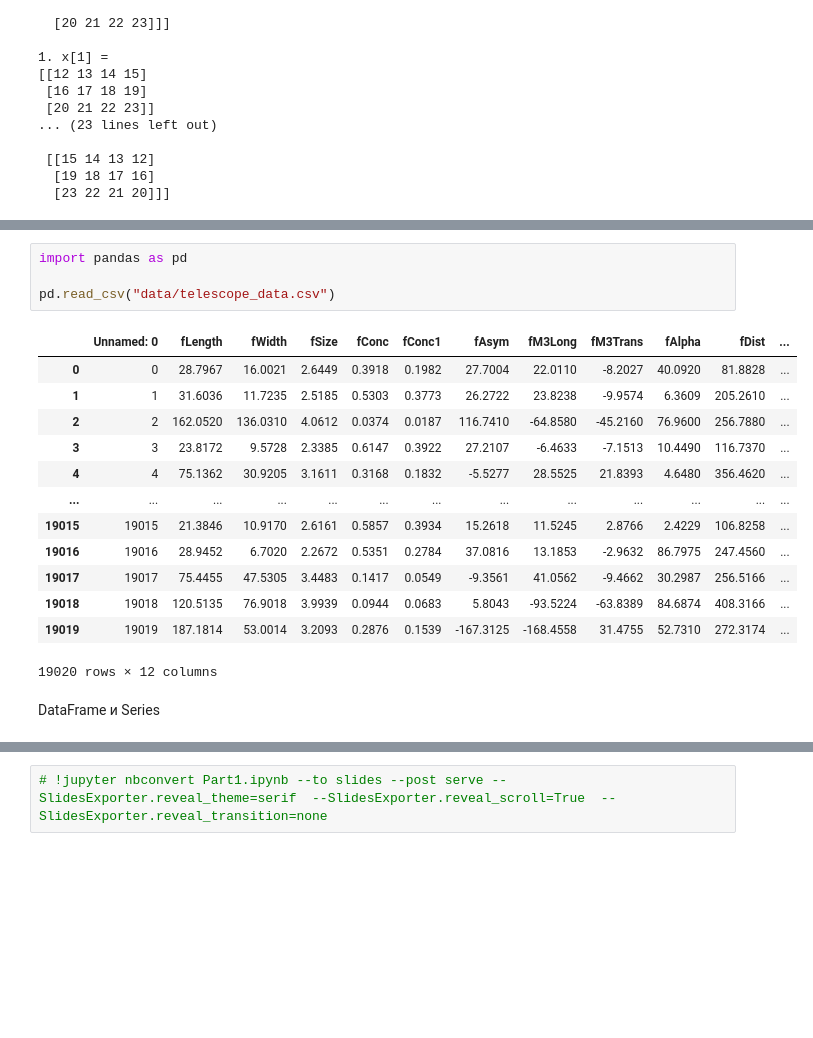
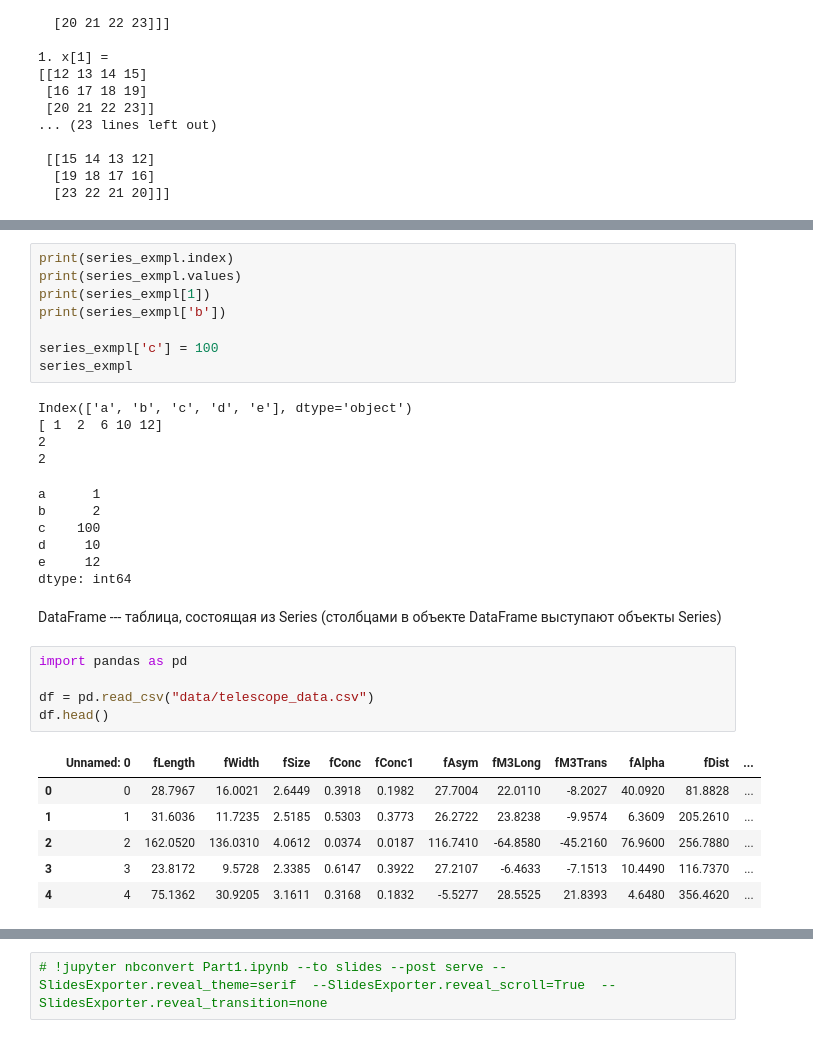
Before and after one commit to ArseniiGav/Baikal-Summer-School-2022, a Jupyter notebook: Sem1/Part1.ipynb, the cells around one changed output, grey strips where cells are left out. Cells and saved outputs as stored; diff of their text form; blank space fills up the shorter version.

```diff
--- a/Sem1/Part1.ipynb
+++ b/Sem1/Part1.ipynb
@@ -573,20 +599,33 @@ Pandas
+# %%
+print(series_exmpl.index)
+print(series_exmpl.values)
+print(series_exmpl[1])
+print(series_exmpl['b'])
+
+series_exmpl['c'] = 100
+series_exmpl
+# %% [output]
+Index(['a', 'b', 'c', 'd', 'e'], dtype='object')
+[ 1  2  6 10 12]
+2
+2
+a      1
+b      2
+c    100
+d     10
+e     12
+dtype: int64
+# %% [markdown]
+DataFrame --- таблица, состоящая из Series (столбцами в объекте DataFrame выступают объекты Series)
 # %%
 import pandas as pd
 
-pd.read_csv("data/telescope_data.csv")
+df = pd.read_csv("data/telescope_data.csv")
+df.head()
 # %% [output]
 |  | Unnamed: 0 | fLength | fWidth | fSize | fConc | fConc1 | fAsym | fM3Long | fM3Trans | fAlpha | fDist | ... |
 | 0 | 0 | 28.7967 | 16.0021 | 2.6449 | 0.3918 | 0.1982 | 27.7004 | 22.0110 | -8.2027 | 40.0920 | 81.8828 | ... |
 | 1 | 1 | 31.6036 | 11.7235 | 2.5185 | 0.5303 | 0.3773 | 26.2722 | 23.8238 | -9.9574 | 6.3609 | 205.2610 | ... |
 | 2 | 2 | 162.0520 | 136.0310 | 4.0612 | 0.0374 | 0.0187 | 116.7410 | -64.8580 | -45.2160 | 76.9600 | 256.7880 | ... |
 | 3 | 3 | 23.8172 | 9.5728 | 2.3385 | 0.6147 | 0.3922 | 27.2107 | -6.4633 | -7.1513 | 10.4490 | 116.7370 | ... |
 | 4 | 4 | 75.1362 | 30.9205 | 3.1611 | 0.3168 | 0.1832 | -5.5277 | 28.5525 | 21.8393 | 4.6480 | 356.4620 | ... |
-| ... | ... | ... | ... | ... | ... | ... | ... | ... | ... | ... | ... | ... |
-| 19015 | 19015 | 21.3846 | 10.9170 | 2.6161 | 0.5857 | 0.3934 | 15.2618 | 11.5245 | 2.8766 | 2.4229 | 106.8258 | ... |
-| 19016 | 19016 | 28.9452 | 6.7020 | 2.2672 | 0.5351 | 0.2784 | 37.0816 | 13.1853 | -2.9632 | 86.7975 | 247.4560 | ... |
-| 19017 | 19017 | 75.4455 | 47.5305 | 3.4483 | 0.1417 | 0.0549 | -9.3561 | 41.0562 | -9.4662 | 30.2987 | 256.5166 | ... |
-| 19018 | 19018 | 120.5135 | 76.9018 | 3.9939 | 0.0944 | 0.0683 | 5.8043 | -93.5224 | -63.8389 | 84.6874 | 408.3166 | ... |
-| 19019 | 19019 | 187.1814 | 53.0014 | 3.2093 | 0.2876 | 0.1539 | -167.3125 | -168.4558 | 31.4755 | 52.7310 | 272.3174 | ... |
-19020 rows × 12 columns
-# %% [markdown]
-DataFrame и Series
```
Also changed, not shown: parts of 21 cells of this notebook.
